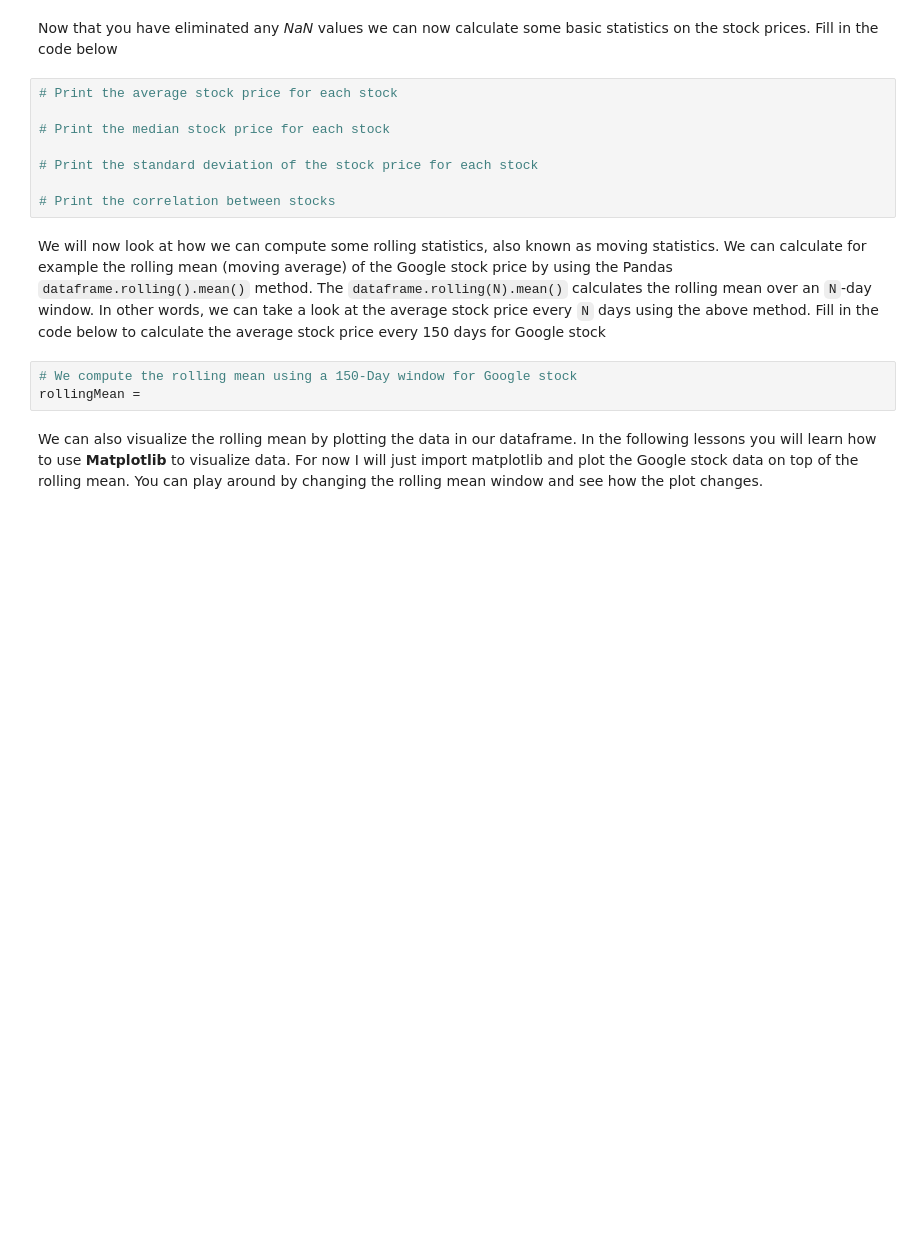
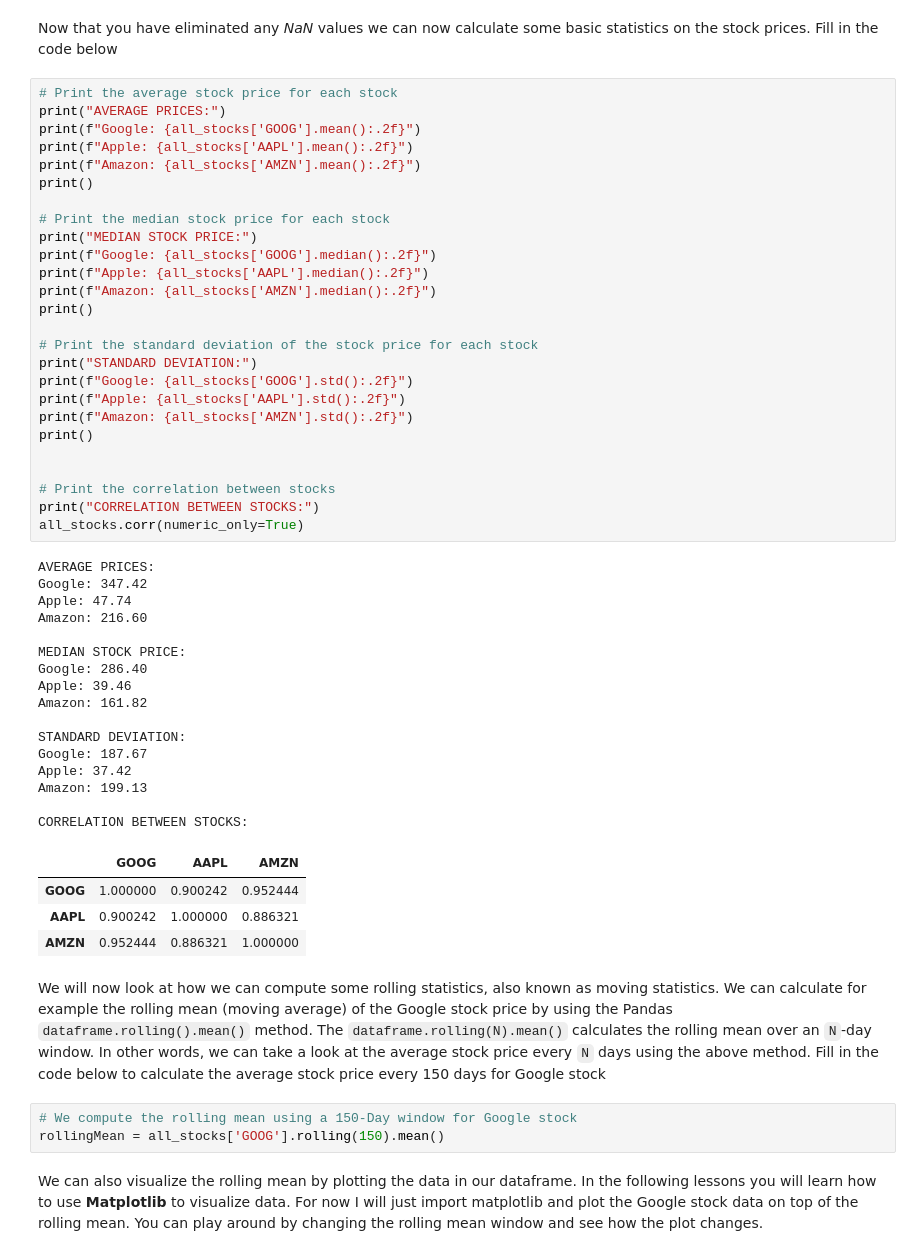
Before and after one commit to kinant/ud-ai-python-nd, a Jupyter notebook: Course 03/Pandas/Statistics from Stock Data.ipynb, the cells around one changed output. Drawn from its saved outputs; the diff is of its cells as text; blank space fills up the shorter version.

```diff
--- a/Course 03/Pandas/Statistics from Stock Data.ipynb
+++ b/Course 03/Pandas/Statistics from Stock Data.ipynb
@@ -115,18 +150,57 @@ Before we proceed to get some statistics on the stock data, let's first check th
 # %% [markdown]
 Now that you have eliminated any *NaN* values we can now calculate some basic statistics on the stock prices. Fill in the code below
-# %%
-# Print the average stock price for each stock
-
-# Print the median stock price for each stock
-
-# Print the standard deviation of the stock price for each stock
-
-# Print the correlation between stocks
+# %%
+# Print the average stock price for each stock
+print("AVERAGE PRICES:")
+print(f"Google: {all_stocks['GOOG'].mean():.2f}")
+print(f"Apple: {all_stocks['AAPL'].mean():.2f}")
+print(f"Amazon: {all_stocks['AMZN'].mean():.2f}")
+print()
+
+# Print the median stock price for each stock
+print("MEDIAN STOCK PRICE:")
+print(f"Google: {all_stocks['GOOG'].median():.2f}")
+print(f"Apple: {all_stocks['AAPL'].median():.2f}")
+print(f"Amazon: {all_stocks['AMZN'].median():.2f}")
+print()
+
+# Print the standard deviation of the stock price for each stock
+print("STANDARD DEVIATION:")
+print(f"Google: {all_stocks['GOOG'].std():.2f}")
+print(f"Apple: {all_stocks['AAPL'].std():.2f}")
+print(f"Amazon: {all_stocks['AMZN'].std():.2f}")
+print()
+
+
+# Print the correlation between stocks
+print("CORRELATION BETWEEN STOCKS:")
+all_stocks.corr(numeric_only=True)
+# %% [output]
+AVERAGE PRICES:
+Google: 347.42
+Apple: 47.74
+Amazon: 216.60
+
+MEDIAN STOCK PRICE:
+Google: 286.40
+Apple: 39.46
+Amazon: 161.82
+
+STANDARD DEVIATION:
+Google: 187.67
+Apple: 37.42
+Amazon: 199.13
+
+CORRELATION BETWEEN STOCKS:
+|  | GOOG | AAPL | AMZN |
+| GOOG | 1.000000 | 0.900242 | 0.952444 |
+| AAPL | 0.900242 | 1.000000 | 0.886321 |
+| AMZN | 0.952444 | 0.886321 | 1.000000 |
 # %% [markdown]
 We will now look at how we can compute some rolling statistics, also known as moving statistics. We can calculate for example the rolling mean (moving average) of the Google stock price by using the Pandas `dataframe.rolling().mean()` method. The `dataframe.rolling(N).mean()` calculates the rolling mean over an `N`-day window. In other words, we can take a look at the average stock price every `N`  days using the above method. Fill in the code below to calculate the average stock price every 150 days for Google stock
 # %%
 # We compute the rolling mean using a 150-Day window for Google stock
-rollingMean =
+rollingMean = all_stocks['GOOG'].rolling(150).mean()
 # %% [markdown]
 We can also visualize the rolling mean by plotting the data in our dataframe. In the following lessons you will learn how to use **Matplotlib** to visualize data. For now I will just import matplotlib and plot the Google stock data on top of the rolling mean. You can play around by changing the rolling mean window and see how the plot changes.
 # %%
```
Also changed, not shown: parts of 8 cells of this notebook.
